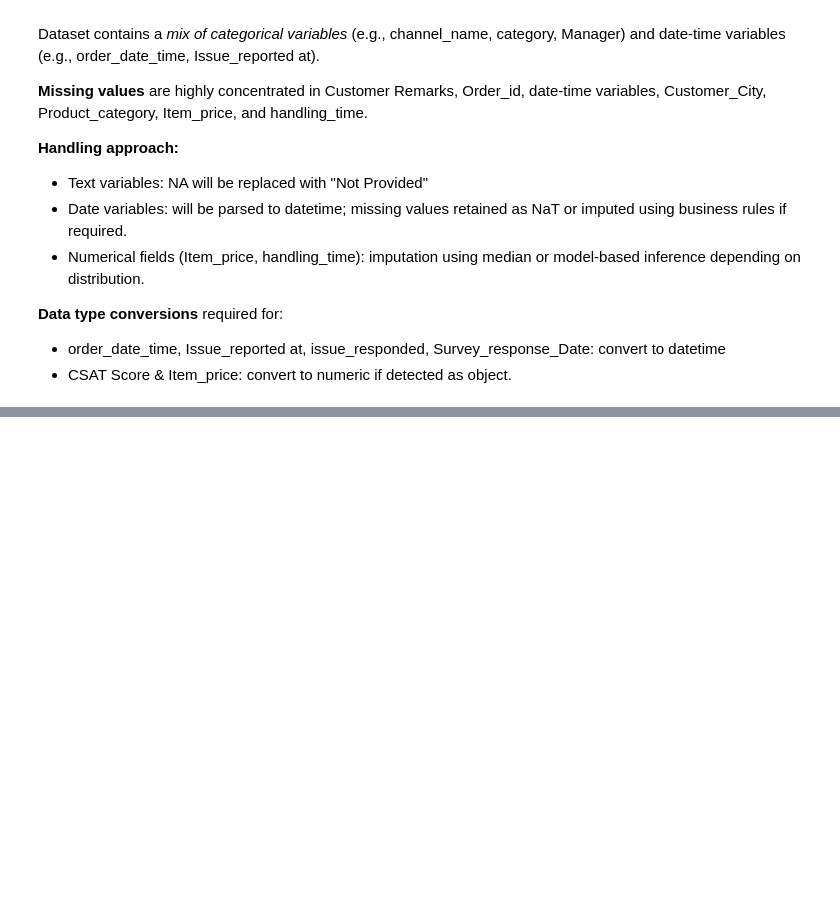
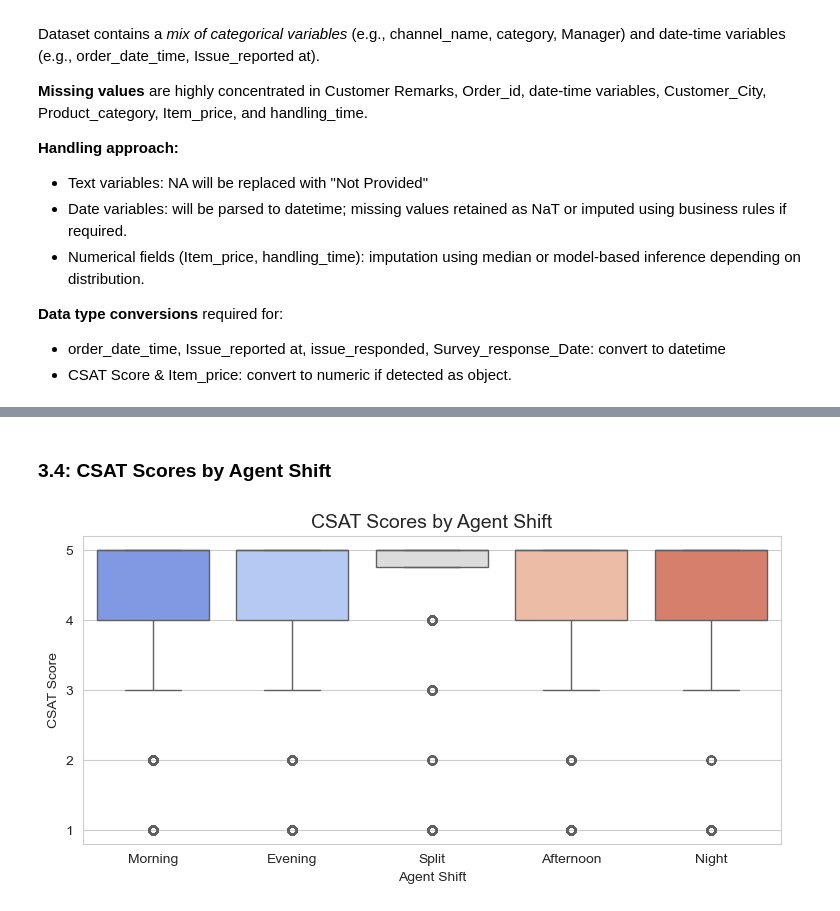
Before and after one commit to AimanSahay/CSAT-E-Commerce-Customer-Satisfaction-Score-Prediction---Deep-Learning-ANNs-, a Jupyter notebook: Mod_4_Spl_DeepCSAT - E-Commerce Customer Satisfaction Score Prediction.ipynb, the cells around one changed output, grey strips where cells are left out. Cells and saved outputs as stored; diff of their text form; code cells hidden in the pictures; blank space fills up the shorter version.

```diff
--- a/Mod_4_Spl_DeepCSAT - E-Commerce Customer Satisfaction Score Prediction.ipynb
+++ b/Mod_4_Spl_DeepCSAT - E-Commerce Customer Satisfaction Score Prediction.ipynb
@@ -305,0 +384,12 @@ Dataset contains a *mix of categorical variables* (e.g., channel_name, category,
+# %% [markdown]
+### 3.4: CSAT Scores by Agent Shift
+# %%
+plt.figure(figsize=(9, 4))
+sns.boxplot(x=df["Agent Shift"], y=df["CSAT Score"], palette="coolwarm")
+plt.title("CSAT Scores by Agent Shift", fontsize=14)
+plt.xlabel("Agent Shift")
+plt.ylabel("CSAT Score")
+plt.yticks([1,2,3,4,5])
+plt.show()
+# %% [output]
+[figure, added]
```
Also changed, not shown: parts of 48 cells of this notebook.
